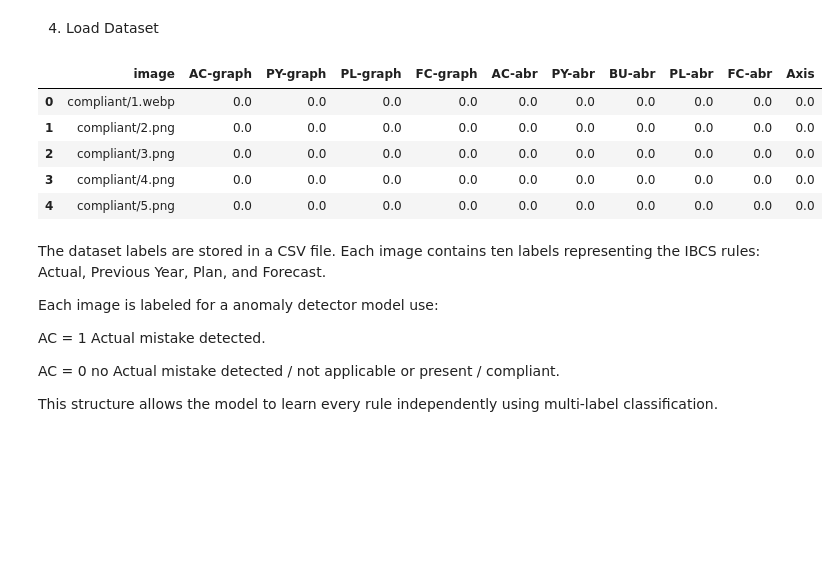
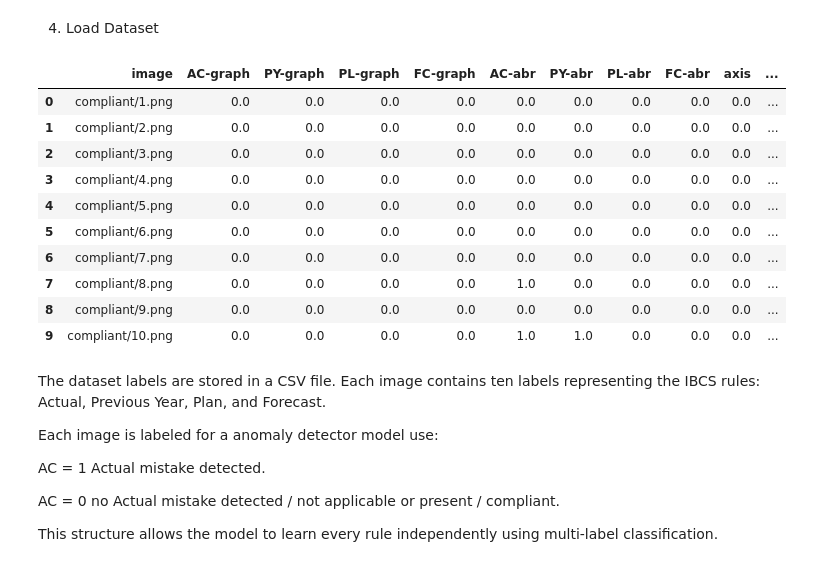
Before and after one commit to Fontys-Group-8-AMD/Jugo, a Jupyter notebook: model/Jugo FinalModel.ipynb, the cells around one changed output. Drawn from its saved outputs; the diff is of its cells as text; code cells hidden in the pictures; blank space fills up the shorter version.

```diff
--- a/model/Jugo FinalModel.ipynb
+++ b/model/Jugo FinalModel.ipynb
@@ -74,31 +74,37 @@ Early stopping is also configured to prevent overfitting if validation performan
 # %% [markdown]
 4. Load Dataset
 # %%
-df = pd.read_csv("../images_data/trial-correct.csv", sep=";")
+df = pd.read_csv("../images_data/labels-correctLV.csv", sep=";")
 
 LABELS = [
     "AC-graph",
     "PY-graph",
     "PL-graph",
     "FC-graph",
     "AC-abr",
     "PY-abr",
-    "BU-abr",
     "PL-abr",
     "FC-abr",
-    "Axis"
+    "axis",
+    "budget-abr"
 ]
+
 
 df[LABELS] = df[LABELS].astype("float32")
 
-df.head()
+df.head(10)
 # %% [output]
-|  | image | AC-graph | PY-graph | PL-graph | FC-graph | AC-abr | PY-abr | BU-abr | PL-abr | FC-abr | Axis |
-| 0 | compliant/1.webp | 0.0 | 0.0 | 0.0 | 0.0 | 0.0 | 0.0 | 0.0 | 0.0 | 0.0 | 0.0 |
-| 1 | compliant/2.png | 0.0 | 0.0 | 0.0 | 0.0 | 0.0 | 0.0 | 0.0 | 0.0 | 0.0 | 0.0 |
-| 2 | compliant/3.png | 0.0 | 0.0 | 0.0 | 0.0 | 0.0 | 0.0 | 0.0 | 0.0 | 0.0 | 0.0 |
-| 3 | compliant/4.png | 0.0 | 0.0 | 0.0 | 0.0 | 0.0 | 0.0 | 0.0 | 0.0 | 0.0 | 0.0 |
-| 4 | compliant/5.png | 0.0 | 0.0 | 0.0 | 0.0 | 0.0 | 0.0 | 0.0 | 0.0 | 0.0 | 0.0 |
+|  | image | AC-graph | PY-graph | PL-graph | FC-graph | AC-abr | PY-abr | PL-abr | FC-abr | axis | ... |
+| 0 | compliant/1.png | 0.0 | 0.0 | 0.0 | 0.0 | 0.0 | 0.0 | 0.0 | 0.0 | 0.0 | ... |
+| 1 | compliant/2.png | 0.0 | 0.0 | 0.0 | 0.0 | 0.0 | 0.0 | 0.0 | 0.0 | 0.0 | ... |
+| 2 | compliant/3.png | 0.0 | 0.0 | 0.0 | 0.0 | 0.0 | 0.0 | 0.0 | 0.0 | 0.0 | ... |
+| 3 | compliant/4.png | 0.0 | 0.0 | 0.0 | 0.0 | 0.0 | 0.0 | 0.0 | 0.0 | 0.0 | ... |
+| 4 | compliant/5.png | 0.0 | 0.0 | 0.0 | 0.0 | 0.0 | 0.0 | 0.0 | 0.0 | 0.0 | ... |
+| 5 | compliant/6.png | 0.0 | 0.0 | 0.0 | 0.0 | 0.0 | 0.0 | 0.0 | 0.0 | 0.0 | ... |
+| 6 | compliant/7.png | 0.0 | 0.0 | 0.0 | 0.0 | 0.0 | 0.0 | 0.0 | 0.0 | 0.0 | ... |
+| 7 | compliant/8.png | 0.0 | 0.0 | 0.0 | 0.0 | 1.0 | 0.0 | 0.0 | 0.0 | 0.0 | ... |
+| 8 | compliant/9.png | 0.0 | 0.0 | 0.0 | 0.0 | 0.0 | 0.0 | 0.0 | 0.0 | 0.0 | ... |
+| 9 | compliant/10.png | 0.0 | 0.0 | 0.0 | 0.0 | 1.0 | 1.0 | 0.0 | 0.0 | 0.0 | ... |
 # %% [markdown]
 The dataset labels are stored in a CSV file. Each image contains ten labels representing the IBCS rules: Actual, Previous Year, Plan, and Forecast.
 
```
Also changed, not shown: parts of 2 cells of this notebook.
